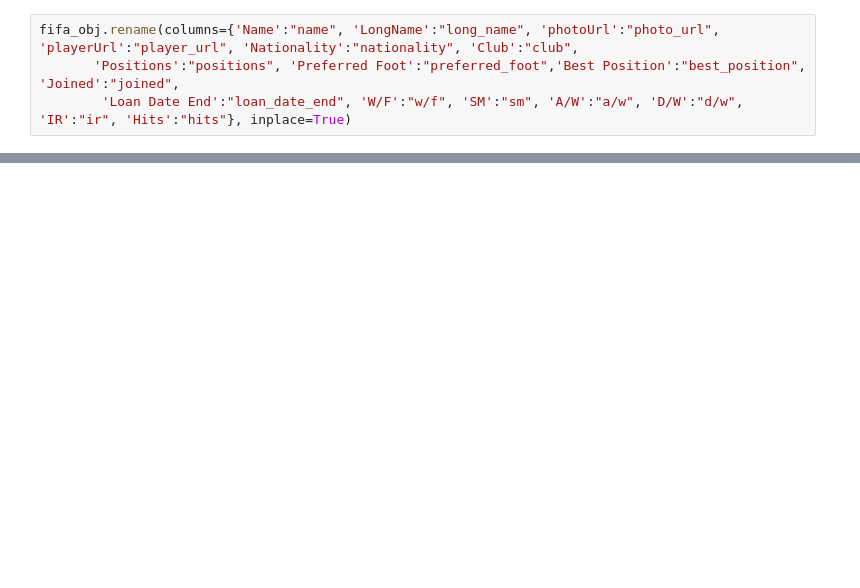
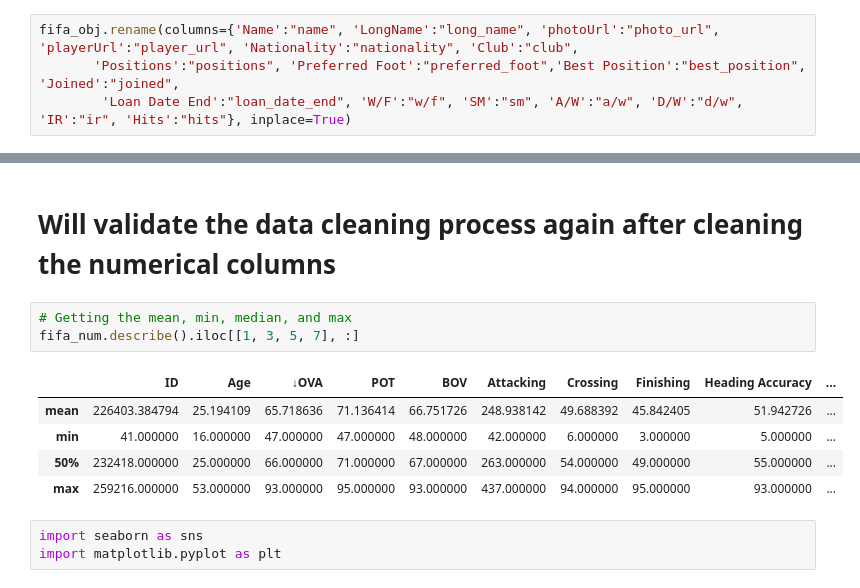
Before and after one commit to samillano-jk/Data_analysis_Projects_scripsts_notebooks, a Jupyter notebook: fifa-data-cleaning.ipynb, the cells around one changed output, grey strips where cells are left out. Drawn from its saved outputs; the diff is of its cells as text; blank space fills up the shorter version.

```diff
--- a/fifa-data-cleaning.ipynb
+++ b/fifa-data-cleaning.ipynb
@@ -436,3 +436,17 @@ fifa_obj.head()
 | 2 | J. Oblak | Jan Oblak | https://cdn.sofifa.com/players/20... | http://sofifa.com/player/200389/j... | Slovenia | Atlético Madrid | GK | 188.0 | 87.0 | ... |
 | 3 | K. De Bruyne | Kevin De Bruyne | https://cdn.sofifa.com/players/19... | http://sofifa.com/player/192985/k... | Belgium | Manchester City | CAM, CM | 181.0 | 70.0 | ... |
 | 4 | Neymar Jr | Neymar da Silva Santos Jr. | https://cdn.sofifa.com/players/19... | http://sofifa.com/player/190871/n... | Brazil | Paris Saint-Germain | LW, CAM | 175.0 | 68.0 | ... |
+# %% [markdown]
+# Will validate the data cleaning process again after cleaning the numerical columns
+# %%
+# Getting the mean, min, median, and max
+fifa_num.describe().iloc[[1, 3, 5, 7], :]
+# %% [output]
+|  | ID | Age | ↓OVA | POT | BOV | Attacking | Crossing | Finishing | Heading Accuracy | ... |
+| mean | 226403.384794 | 25.194109 | 65.718636 | 71.136414 | 66.751726 | 248.938142 | 49.688392 | 45.842405 | 51.942726 | ... |
+| min | 41.000000 | 16.000000 | 47.000000 | 47.000000 | 48.000000 | 42.000000 | 6.000000 | 3.000000 | 5.000000 | ... |
+| 50% | 232418.000000 | 25.000000 | 66.000000 | 71.000000 | 67.000000 | 263.000000 | 54.000000 | 49.000000 | 55.000000 | ... |
+| max | 259216.000000 | 53.000000 | 93.000000 | 95.000000 | 93.000000 | 437.000000 | 94.000000 | 95.000000 | 93.000000 | ... |
+# %%
+import seaborn as sns
+import matplotlib.pyplot as plt
```
Also changed, not shown: parts of 4 cells of this notebook.
